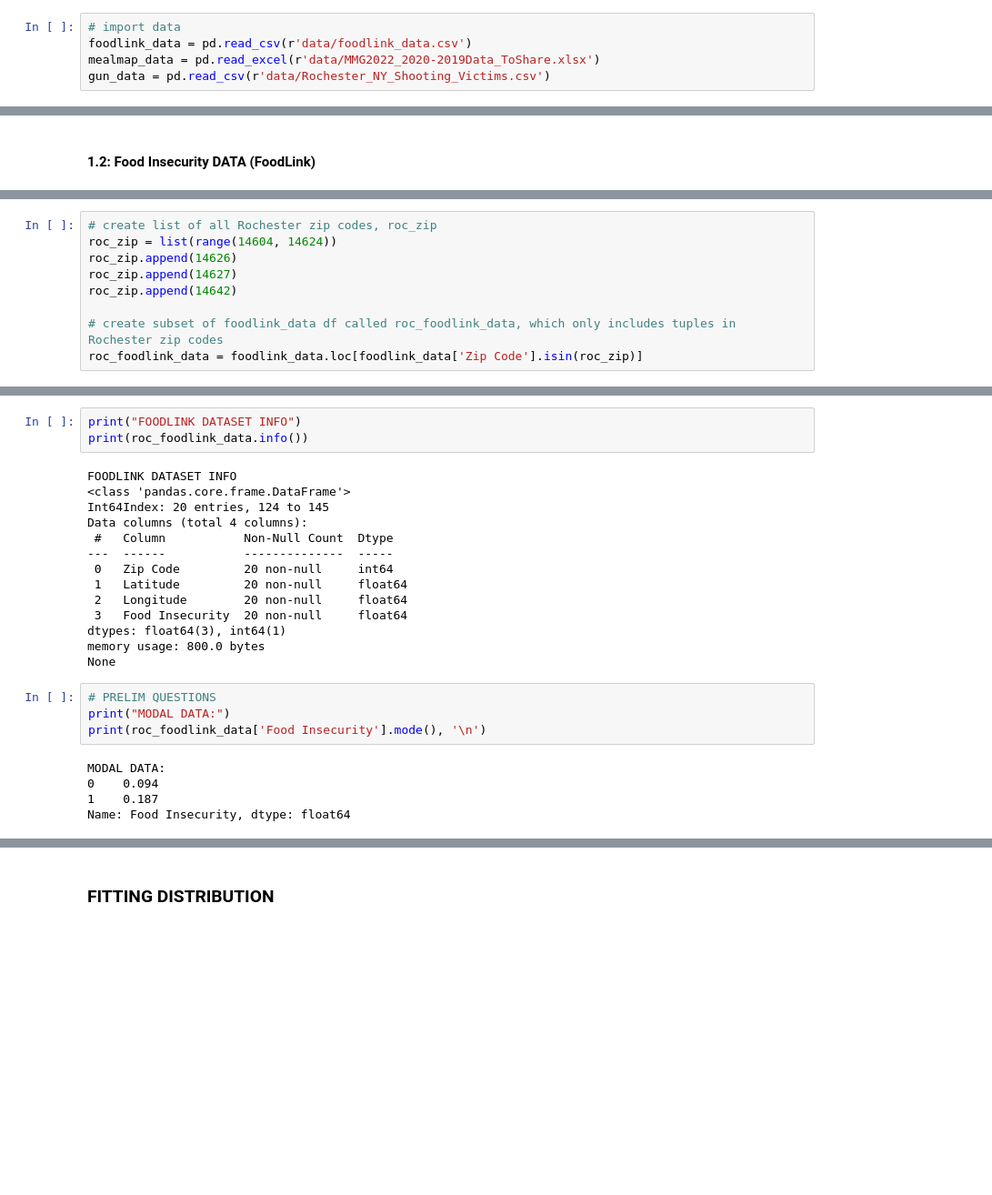
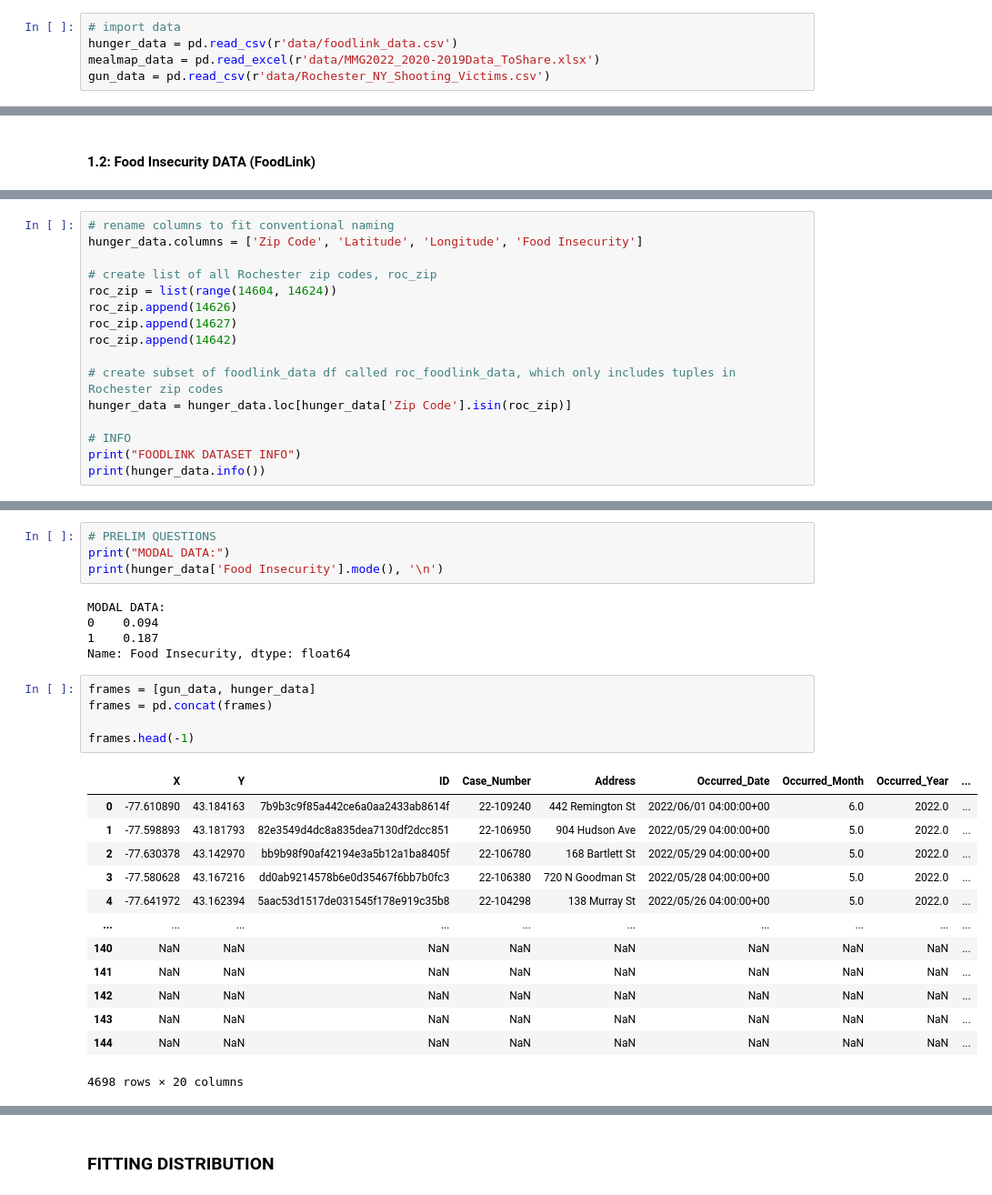
Before and after one commit to javac0f/RocGunHungerEda, a Jupyter notebook: Group9_EDA.ipynb, the cells around one changed output, grey strips where cells are left out. Shown at 91% size. Saved outputs shown, nothing was run; the diff lists cells and outputs as text; blank space fills up the shorter version.

```diff
--- a/Group9_EDA.ipynb
+++ b/Group9_EDA.ipynb
@@ -21,7 +22,7 @@ from shapely.geometry import Point
 from plotly.subplots import make_subplots
 # %%
 # import data
-foodlink_data = pd.read_csv(r'data/foodlink_data.csv')
+hunger_data = pd.read_csv(r'data/foodlink_data.csv')
 mealmap_data = pd.read_excel(r'data/MMG2022_2020-2019Data_ToShare.xlsx')
 gun_data = pd.read_csv(r'data/Rochester_NY_Shooting_Victims.csv')
 # %% [markdown]
@@ -126,4 +124,7 @@ foodlink_data.columns = ['Zip Code', 'Latitude', 'Longitude', 'Food Insecurity']
 # %%
+# rename columns to fit conventional naming
+hunger_data.columns = ['Zip Code', 'Latitude', 'Longitude', 'Food Insecurity']
+
 # create list of all Rochester zip codes, roc_zip
 roc_zip = list(range(14604, 14624))
 roc_zip.append(14626)
@@ -131,4 +132,8 @@ roc_zip.append(14627)
 roc_zip.append(14642)
 
 # create subset of foodlink_data df called roc_foodlink_data, which only includes tuples in Rochester zip codes
-roc_foodlink_data = foodlink_data.loc[foodlink_data['Zip Code'].isin(roc_zip)]
+hunger_data = hunger_data.loc[hunger_data['Zip Code'].isin(roc_zip)]
+
+# INFO
+print("FOODLINK DATASET INFO")
+print(hunger_data.info())
@@ -135,28 +154,30 @@ roc_foodlink_data = foodlink_data.loc[foodlink_data['Zip Code'].isin(roc_zip)]
-# %%
-print("FOODLINK DATASET INFO")
-print(roc_foodlink_data.info())
-# %% [output]
-FOODLINK DATASET INFO
-<class 'pandas.core.frame.DataFrame'>
-Int64Index: 20 entries, 124 to 145
-Data columns (total 4 columns):
- #   Column           Non-Null Count  Dtype
----  ------           --------------  -----
- 0   Zip Code         20 non-null     int64
- 1   Latitude         20 non-null     float64
- 2   Longitude        20 non-null     float64
- 3   Food Insecurity  20 non-null     float64
-dtypes: float64(3), int64(1)
-memory usage: 800.0 bytes
-None
 # %%
 # PRELIM QUESTIONS
 print("MODAL DATA:")
-print(roc_foodlink_data['Food Insecurity'].mode(), '\n')
+print(hunger_data['Food Insecurity'].mode(), '\n')
 # %% [output]
 MODAL DATA:
 0    0.094
 1    0.187
 Name: Food Insecurity, dtype: float64
+# %%
+frames = [gun_data, hunger_data]
+frames = pd.concat(frames)
+
+frames.head(-1)
+# %% [output]
+|  | X | Y | ID | Case_Number | Address | Occurred_Date | Occurred_Month | Occurred_Year | ... |
+| 0 | -77.610890 | 43.184163 | 7b9b3c9f85a442ce6a0aa2433ab8614f | 22-109240 | 442 Remington St | 2022/06/01 04:00:00+00 | 6.0 | 2022.0 | ... |
+| 1 | -77.598893 | 43.181793 | 82e3549d4dc8a835dea7130df2dcc851 | 22-106950 | 904 Hudson Ave | 2022/05/29 04:00:00+00 | 5.0 | 2022.0 | ... |
+| 2 | -77.630378 | 43.142970 | bb9b98f90af42194e3a5b12a1ba8405f | 22-106780 | 168 Bartlett St | 2022/05/29 04:00:00+00 | 5.0 | 2022.0 | ... |
+| 3 | -77.580628 | 43.167216 | dd0ab9214578b6e0d35467f6bb7b0fc3 | 22-106380 | 720 N Goodman St | 2022/05/28 04:00:00+00 | 5.0 | 2022.0 | ... |
+| 4 | -77.641972 | 43.162394 | 5aac53d1517de031545f178e919c35b8 | 22-104298 | 138 Murray St | 2022/05/26 04:00:00+00 | 5.0 | 2022.0 | ... |
+| ... | ... | ... | ... | ... | ... | ... | ... | ... | ... |
+| 140 | NaN | NaN | NaN | NaN | NaN | NaN | NaN | NaN | ... |
+| 141 | NaN | NaN | NaN | NaN | NaN | NaN | NaN | NaN | ... |
+| 142 | NaN | NaN | NaN | NaN | NaN | NaN | NaN | NaN | ... |
+| 143 | NaN | NaN | NaN | NaN | NaN | NaN | NaN | NaN | ... |
+| 144 | NaN | NaN | NaN | NaN | NaN | NaN | NaN | NaN | ... |
+4698 rows × 20 columns
 # %%
 zipcode_rate = px.scatter_mapbox(
```
Also changed, not shown: parts of 5 cells of this notebook.
